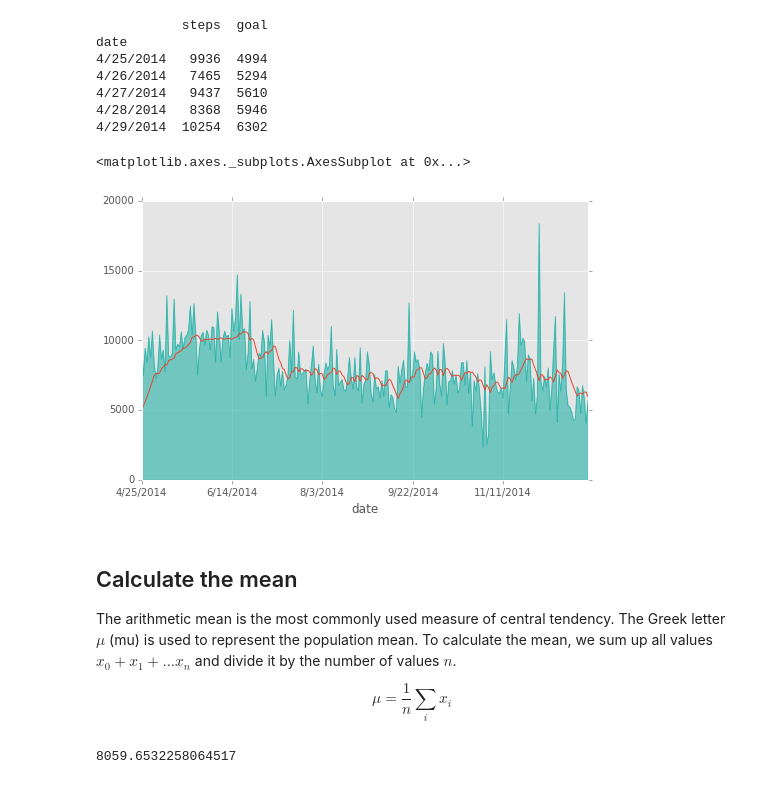
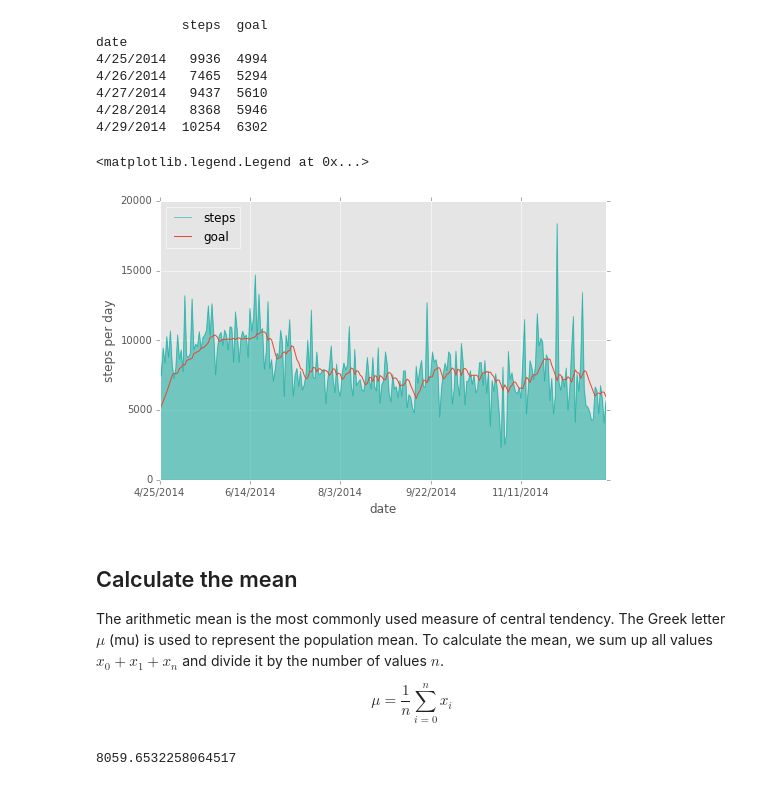
Before and after one commit to leonvanbokhorst/NoteBooks-Statistics-and-MachineLearning, a Jupyter notebook: 0007 Mean, Median and Mode with Garmin Vivofit Data.ipynb, the cells around one changed output. Drawn from its saved outputs; the diff is of its cells as text; code cells hidden in the pictures.

Commit message:
Garmin Vivofit data mean, median, mode notebook

```diff
--- a/0007 Mean, Median and Mode with Garmin Vivofit Data.ipynb
+++ b/0007 Mean, Median and Mode with Garmin Vivofit Data.ipynb
@@ -27,13 +28,15 @@ date
 # %%
 # Plot the steps and goal data
 data.steps.plot(kind='area', figsize=(8,5), color='#00A99D', alpha=.5)
 data.goal.plot()
+plt.ylabel('steps per day')
+plt.legend(loc='upper left')
 # %% [output]
-<matplotlib.axes._subplots.AxesSubplot at 0x...>
+<matplotlib.legend.Legend at 0x...>
-[figure, old version]
+[figure, new version]
 # %% [markdown]
 ## Calculate the mean
-The arithmetic mean is the most commonly used measure of central tendency. The Greek letter $\mu$ (mu) is used to represent the population mean. To calculate the mean, we sum up all values $x_0+x_1+ ... x_n$ and divide it by the number of values $n$.
+The arithmetic mean is the most commonly used measure of central tendency. The Greek letter $\mu$ (mu) is used to represent the population mean. To calculate the mean, we sum up all values $x_0+x_1+x_n$ and divide it by the number of values $n$.
 
-$$\mu=\frac{1}{n}\sum_ix_i$$
+$$\mu= \frac{1}{n}\sum_{i=0}^n x_i$$
 # %%
```
Also changed, not shown: parts of 5 cells of this notebook.
